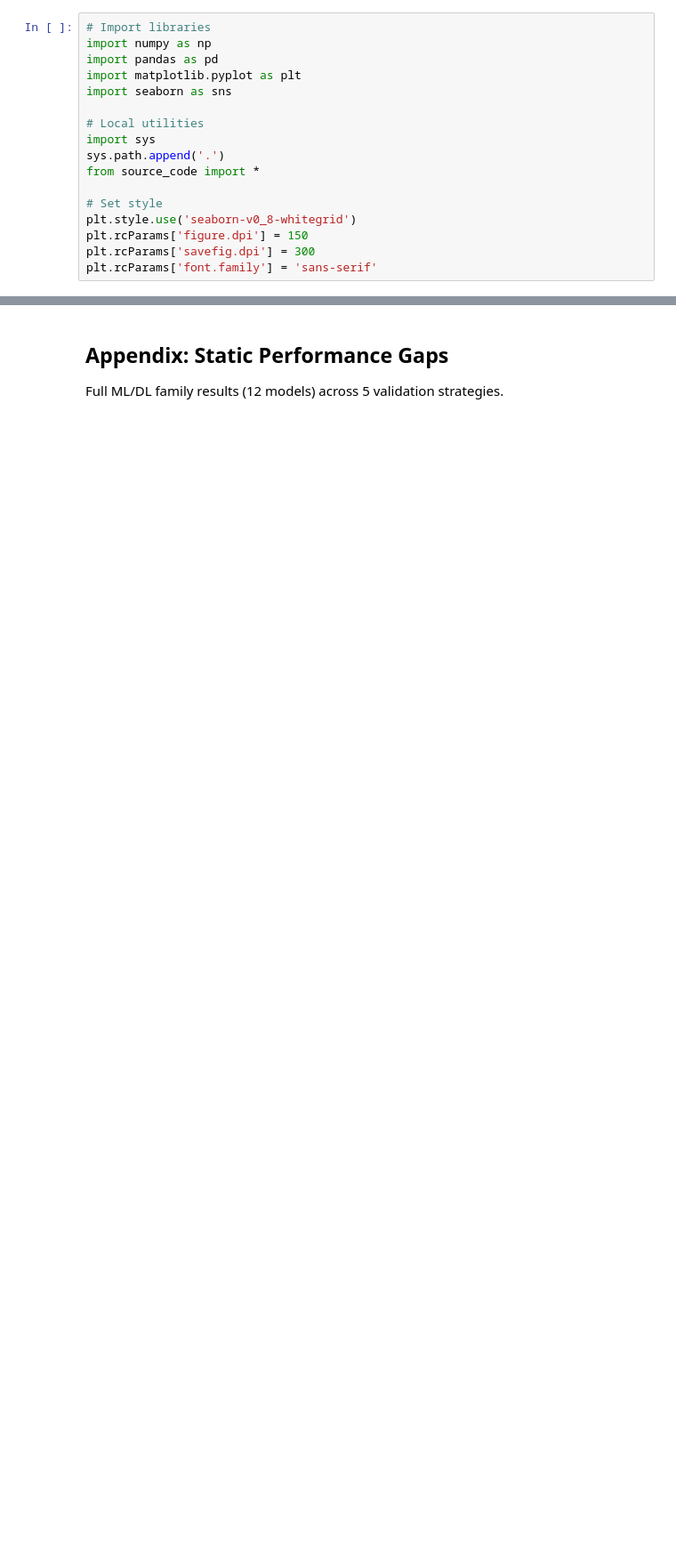
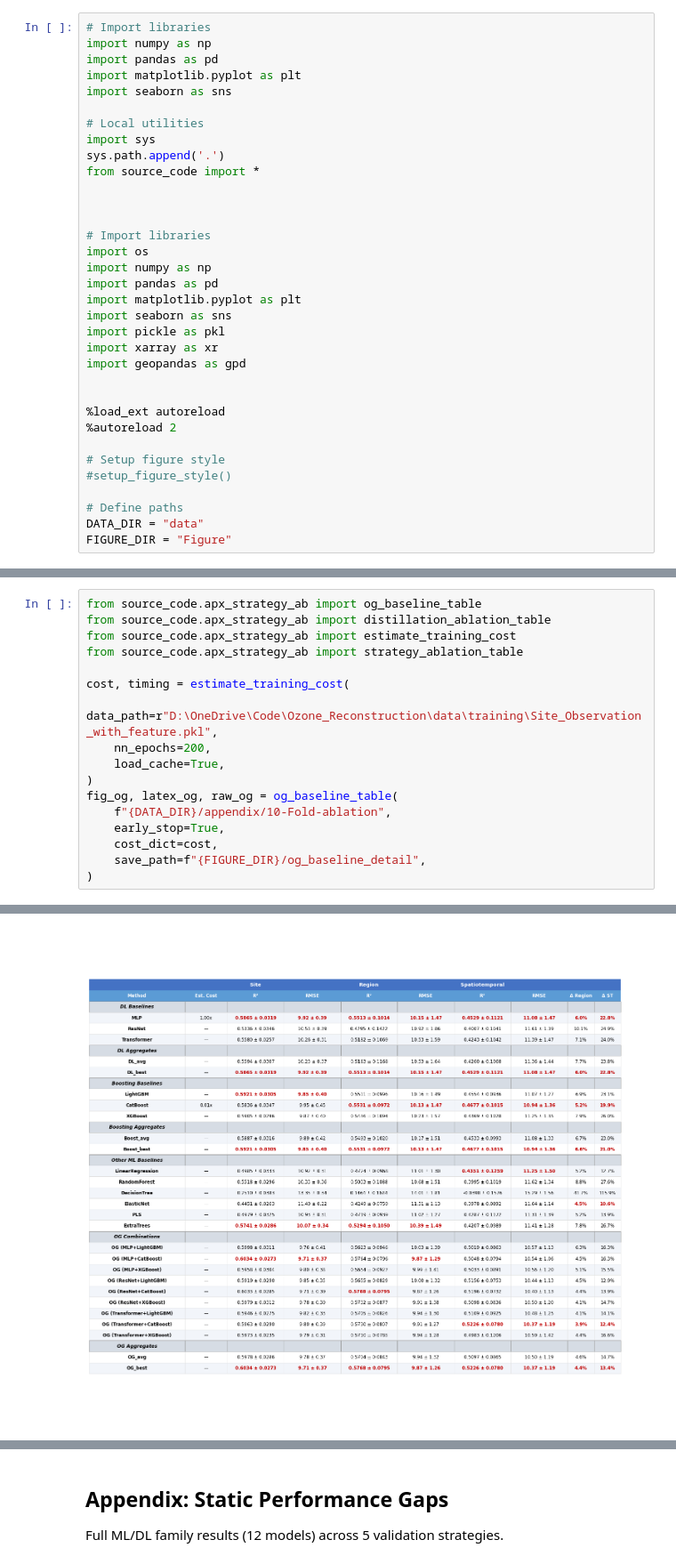
Before and after one commit to px39n/local_overfit, a Jupyter notebook: supplementary_figures.ipynb, the cells around one changed output, grey strips where cells are left out. Shown at 89% size. Drawn from its saved outputs; the diff is of its cells as text; blank space fills up the shorter version.

```diff
--- a/supplementary_figures.ipynb
+++ b/supplementary_figures.ipynb
@@ -18,8 +18,25 @@ import sys
 sys.path.append('.')
 from source_code import *
 
-# Set style
-plt.style.use('seaborn-v0_8-whitegrid')
-plt.rcParams['figure.dpi'] = 150
-plt.rcParams['savefig.dpi'] = 300
-plt.rcParams['font.family'] = 'sans-serif'
+
+
+# Import libraries
+import os
+import numpy as np
+import pandas as pd
+import matplotlib.pyplot as plt
+import seaborn as sns
+import pickle as pkl
+import xarray as xr
+import geopandas as gpd
+
+
+%load_ext autoreload
+%autoreload 2
+
+# Setup figure style
+#setup_figure_style()
+
+# Define paths
+DATA_DIR = "data"
+FIGURE_DIR = "Figure"
@@ -25,0 +151,18 @@ plt.rcParams['font.family'] = 'sans-serif'
+# %%
+from source_code.apx_strategy_ab import og_baseline_table
+from source_code.apx_strategy_ab import distillation_ablation_table
+from source_code.apx_strategy_ab import estimate_training_cost
+from source_code.apx_strategy_ab import strategy_ablation_table
+
+cost, timing = estimate_training_cost(
+    data_path=r"D:\OneDrive\Code\Ozone_Reconstruction\data\training\Site_Observation_with_feature.pkl",
+    nn_epochs=200,
+    load_cache=True,
+)
+fig_og, latex_og, raw_og = og_baseline_table(
+    f"{DATA_DIR}/appendix/10-Fold-ablation",
+    early_stop=True,
+    cost_dict=cost,
+    save_path=f"{FIGURE_DIR}/og_baseline_detail",
+)
+# %% [output]
@@ -25,0 +186 @@ plt.rcParams['font.family'] = 'sans-serif'
+[figure, added]
```
Also changed, not shown: parts of 14 cells of this notebook, 7 other files.
